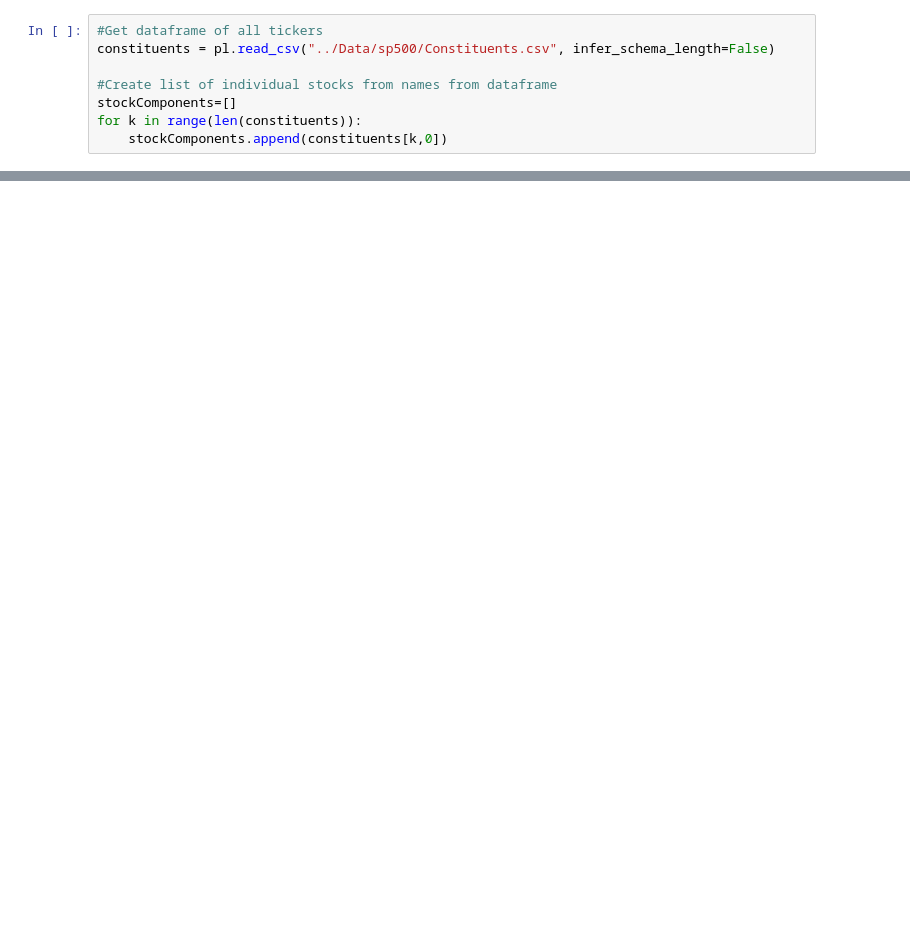
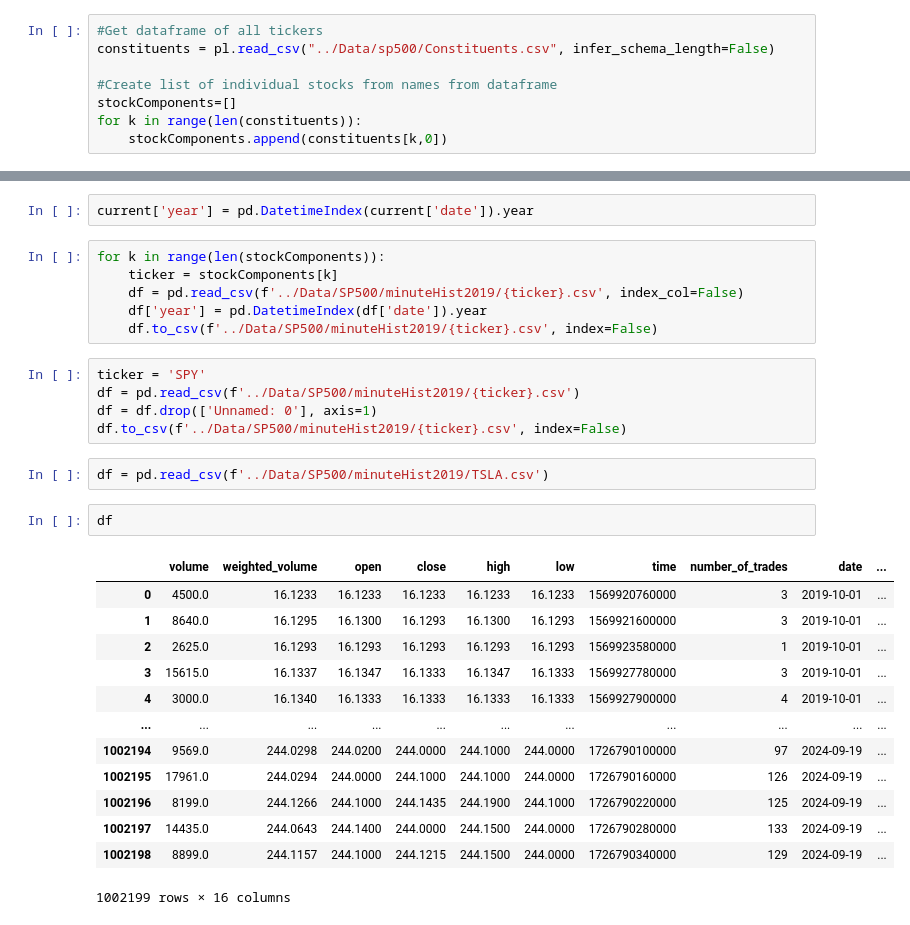
Before and after one commit to OGibbard/Quant, a Jupyter notebook: downloadDataPolygon.ipynb, the cells around one changed output, grey strips where cells are left out. Saved outputs shown, nothing was run; the diff lists cells and outputs as text; blank space fills up the shorter version.

```diff
--- a/downloadDataPolygon.ipynb
+++ b/downloadDataPolygon.ipynb
@@ -129,0 +128,31 @@ for k in range(len(stockComponents)):
+# %%
+current['year'] = pd.DatetimeIndex(current['date']).year
+# %%
+for k in range(len(stockComponents)):
+    ticker = stockComponents[k]
+    df = pd.read_csv(f'../Data/SP500/minuteHist2019/{ticker}.csv', index_col=False)
+    df['year'] = pd.DatetimeIndex(df['date']).year
+    df.to_csv(f'../Data/SP500/minuteHist2019/{ticker}.csv', index=False)
+# %%
+ticker = 'SPY'
+df = pd.read_csv(f'../Data/SP500/minuteHist2019/{ticker}.csv')
+df = df.drop(['Unnamed: 0'], axis=1)
+df.to_csv(f'../Data/SP500/minuteHist2019/{ticker}.csv', index=False)
+# %%
+df = pd.read_csv(f'../Data/SP500/minuteHist2019/TSLA.csv')
+# %%
+df
+# %% [output]
+|  | volume | weighted_volume | open | close | high | low | time | number_of_trades | date | ... |
+| 0 | 4500.0 | 16.1233 | 16.1233 | 16.1233 | 16.1233 | 16.1233 | 1569920760000 | 3 | 2019-10-01 | ... |
+| 1 | 8640.0 | 16.1295 | 16.1300 | 16.1293 | 16.1300 | 16.1293 | 1569921600000 | 3 | 2019-10-01 | ... |
+| 2 | 2625.0 | 16.1293 | 16.1293 | 16.1293 | 16.1293 | 16.1293 | 1569923580000 | 1 | 2019-10-01 | ... |
+| 3 | 15615.0 | 16.1337 | 16.1347 | 16.1333 | 16.1347 | 16.1333 | 1569927780000 | 3 | 2019-10-01 | ... |
+| 4 | 3000.0 | 16.1340 | 16.1333 | 16.1333 | 16.1333 | 16.1333 | 1569927900000 | 4 | 2019-10-01 | ... |
+| ... | ... | ... | ... | ... | ... | ... | ... | ... | ... | ... |
+| 1002194 | 9569.0 | 244.0298 | 244.0200 | 244.0000 | 244.1000 | 244.0000 | 1726790100000 | 97 | 2024-09-19 | ... |
+| 1002195 | 17961.0 | 244.0294 | 244.0000 | 244.1000 | 244.1000 | 244.0000 | 1726790160000 | 126 | 2024-09-19 | ... |
+| 1002196 | 8199.0 | 244.1266 | 244.1000 | 244.1435 | 244.1900 | 244.1000 | 1726790220000 | 125 | 2024-09-19 | ... |
+| 1002197 | 14435.0 | 244.0643 | 244.1400 | 244.0000 | 244.1500 | 244.0000 | 1726790280000 | 133 | 2024-09-19 | ... |
+| 1002198 | 8899.0 | 244.1157 | 244.1000 | 244.1215 | 244.1500 | 244.0000 | 1726790340000 | 129 | 2024-09-19 | ... |
+1002199 rows × 16 columns
```
Also changed, not shown: parts of 8 cells of this notebook, 3 other files.
